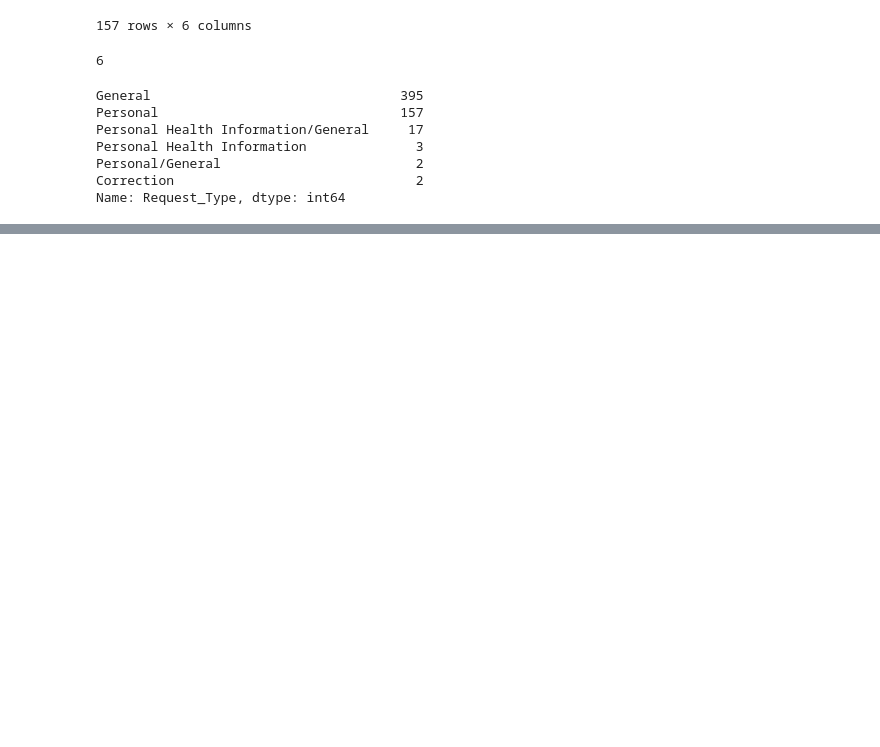
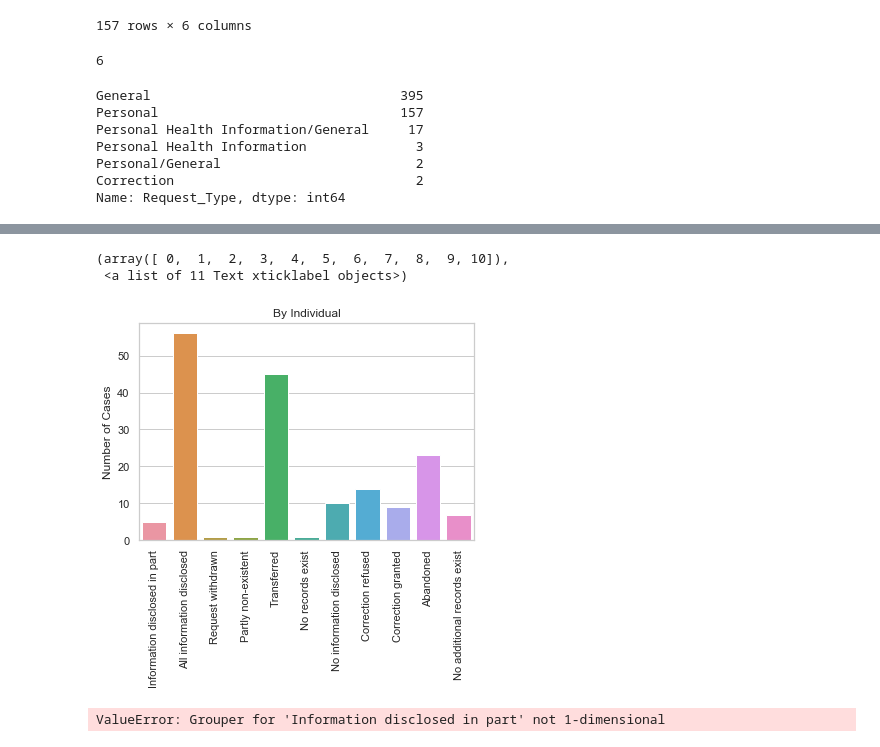
Before and after one commit to brodriguezmilla/foir, a Jupyter notebook: foir.ipynb, the cells around one changed output, grey strips where cells are left out. Saved outputs shown, nothing was run; the diff lists cells and outputs as text; code cells hidden in the pictures; blank space fills up the shorter version.

```diff
--- a/foir.ipynb
+++ b/foir.ipynb
@@ -631,0 +660,3 @@ adf[(adf['Summary_of_Request'].str.contains('Food-borne')) | (adf['Summary_of_Re
+# %%
+adf_individual_groupby_Decision = adf[adf['Source'] == 'Individual'].groupby('Decision').count()[['Source']]
+adf_individual_groupby_Decision
@@ -631,0 +767,16 @@ adf[(adf['Summary_of_Request'].str.contains('Food-borne')) | (adf['Summary_of_Re
+# %%
+sns.set(style="whitegrid")
+ax = sns.barplot(x = columns, y = 'Source', data = adf_individual_groupby_Decision)
+ax.set(ylabel = 'Number of Cases', title = 'By Individual')
+plt.xticks(rotation=90)
+# %% [output]
+(array([ 0,  1,  2,  3,  4,  5,  6,  7,  8,  9, 10]),
+ <a list of 11 Text xticklabel objects>)
+[figure, added]
+# %%
+sns.set(style="whitegrid")
+ax = sns.barplot(x = columns, y = 'Source', data = adf_media_groupby_Decision)
+ax.set(ylabel = 'Number of Cases', title = 'By Media')
+plt.xticks(rotation=90)
+# %% [output]
+ValueError: Grouper for 'Information disclosed in part' not 1-dimensional
```
Also changed, not shown: parts of 12 cells of this notebook.
